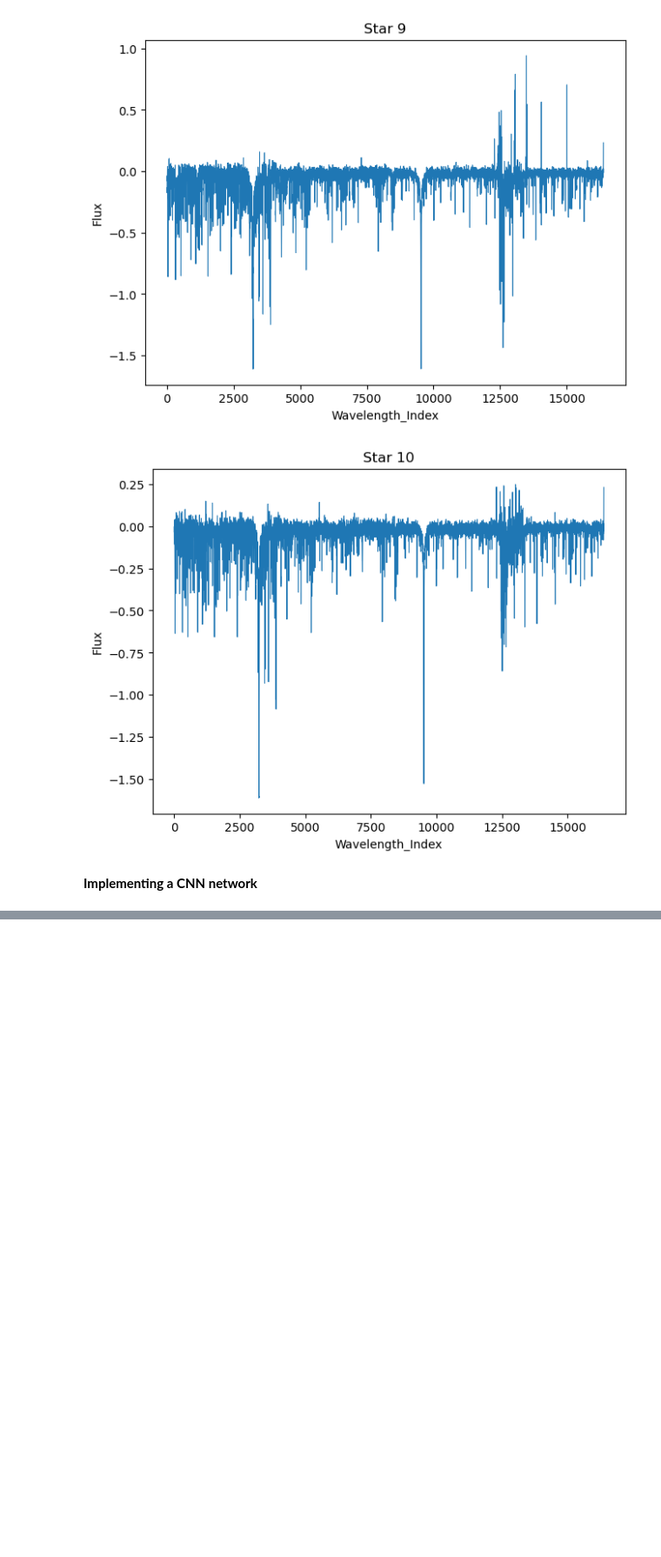
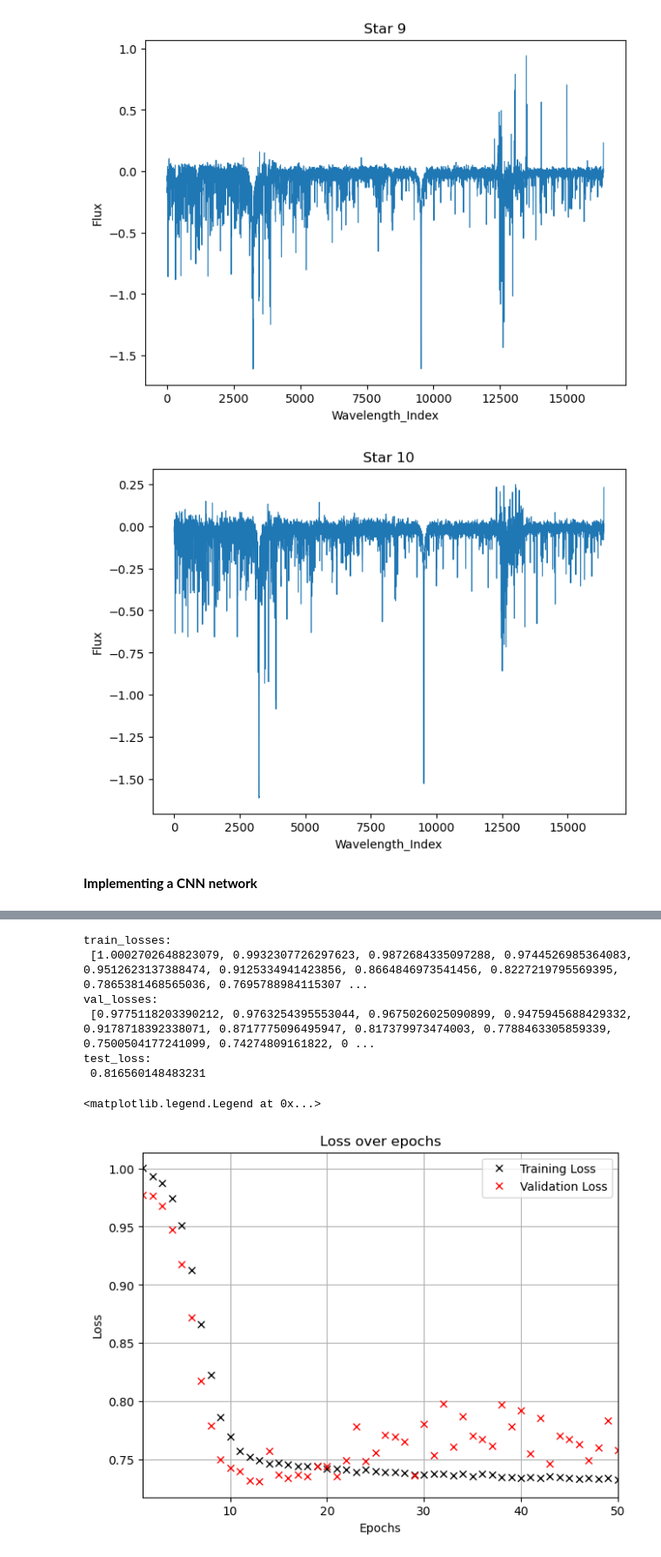
Before and after one commit to jsleegers/Applied_Deep-Learning, a Jupyter notebook: Astronomy_CNN/Astronomy_CNN.ipynb, the cells around one changed output, grey strips where cells are left out. Shown at 87% size. Cells and saved outputs as stored; diff of their text form; code cells hidden in the pictures; blank space fills up the shorter version.

```diff
--- a/Astronomy_CNN/Astronomy_CNN.ipynb
+++ b/Astronomy_CNN/Astronomy_CNN.ipynb
@@ -90,6 +82,8 @@ class CustomDataset(Dataset):
         return self.X[idx], self.y[idx]
 
 # Constructing the data tensors for pytorch
+labels = (labels - labels.mean(axis=0))/(labels.std(axis=0) + 1e-12)
+
 X_tensor = (
     torch.as_tensor(spectra, dtype=torch.float32)
     .to(device)
@@ -150,9 +144,9 @@ class CustomLoss(nn.Module):
 # Training
 model = CNN().to(device)
 loss_fn = CustomLoss()
-optimizer = optim.Adam(model.parameters(), lr=0.01)
+optimizer = optim.Adam(model.parameters(), lr=0.001)
 
-n_epochs = 3
+n_epochs = 50
 train_losses, val_losses = [], []
 
 for epoch in range(n_epochs):
@@ -173,6 +167,7 @@ for epoch in range(n_epochs):
         train_loss += loss.item()
 
     train_loss /= len(train_loader)
+    print(train_loss)
     train_losses.append(train_loss)
 
     # Validation
@@ -204,12 +199,5 @@ for epoch in range(n_epochs):
             test_loss += loss.item()
 
         test_loss /= len(test_loader)
-
-    # Logging
-    writer.add_scalar('loss_train', train_loss, epoch)
-    writer.add_scalar('val_train', val_loss, epoch)
-    writer.add_scalar('test_train', test_loss, epoch)
-
-writer.close()
 # %% [output]
 0
@@ -218,5 +220,31 @@ writer.close()
 # %%
-#%load_ext tensorboard
-#%tensorboard --logdir=tensorboard_dir
+# Plotting the loss against the epoch for training and validation.
+# This time with 'normal' matplotlib since Tensorboard didnt work and I had not enough time to get familiar with MLFlow (hopefully next time)
 
-#pkg_resources nicht installiert. Alles neu installiert und env sogar neu aufgesetzt.
+print('train_losses: \n', train_losses)
+print('val_losses: \n', val_losses)
+print('test_loss: \n', test_loss)
+
+epoch_iterations = torch.arange(1, n_epochs+1)
+fig, ax = plt.subplots(layout='constrained')
+
+ax.plot(epoch_iterations, train_losses, color='black', marker='x', linestyle='', label='Training Loss')
+ax.plot(epoch_iterations, val_losses, color='red', marker='x', linestyle='', label='Validation Loss')
+
+ax.set(
+    title=('Loss over epochs'),
+    xlabel=('Epochs'),
+    ylabel=('Loss'),
+    xlim=(1, n_epochs)
+)
+ax.grid(True)
+ax.legend()
+# %% [output]
+train_losses:
+ [1.0002702648823079, 0.9932307726297623, 0.9872684335097288, 0.9744526985364083, 0.9512623137388474, 0.9125334941423856, 0.8664846973541456, 0.8227219795569395, 0.7865381468565036, 0.7695788984115307 ...
+val_losses:
+ [0.9775118203390212, 0.9763254395553044, 0.9675026025090899, 0.9475945688429332, 0.9178718392338071, 0.8717775096495947, 0.817379973474003, 0.7788463305859339, 0.7500504177241099, 0.74274809161822, 0 ...
+test_loss:
+ 0.816560148483231
+<matplotlib.legend.Legend at 0x...>
+[figure, added]
```
Also changed, not shown: parts of 3 cells of this notebook, 2 other files.
